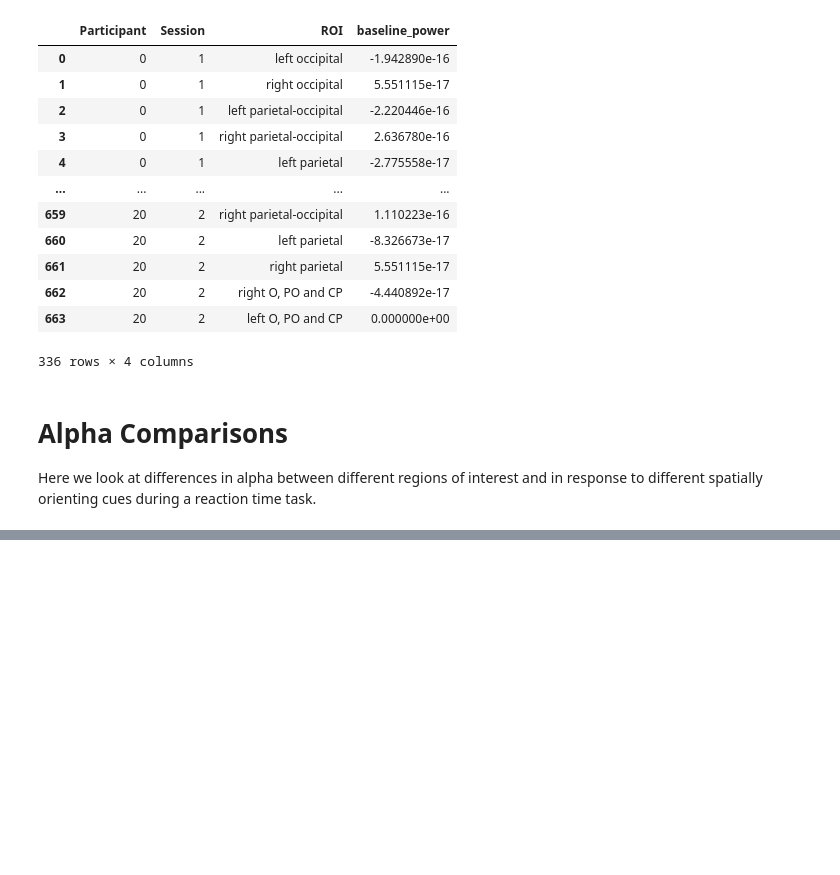
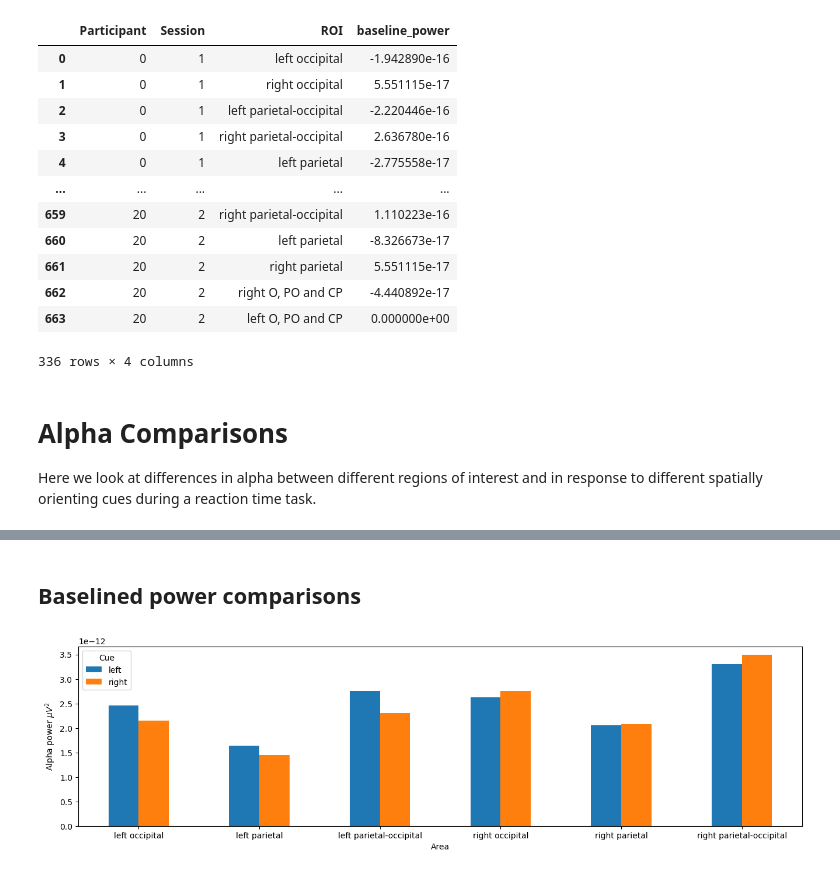
Before and after one commit to locua/time-frequency-analysis, a Jupyter notebook: Alpha Comparisons.ipynb, the cells around one changed output, grey strips where cells are left out. Drawn from its saved outputs; the diff is of its cells as text; code cells hidden in the pictures; blank space fills up the shorter version.

```diff
--- a/Alpha Comparisons.ipynb
+++ b/Alpha Comparisons.ipynb
@@ -356,0 +394,17 @@ powers_baselines
+# %% [markdown]
+## Baselined power comparisons
+# %%
+powers_grouped = powers_baselines.groupby(['ROI', 'Cue'])['Baselined Power'].mean().reset_index()
+
+powers_grouped = powers_grouped[~powers_grouped['ROI'].isin(['left O, PO and CP', 'right O, PO and CP'])]
+
+powers_pivot = powers_grouped.pivot(index='ROI', columns='Cue', values='Baselined Power')
+powers_pivot.plot(kind='bar', figsize=(16, 4), color=tab10)
+
+plt.ylabel(r'Alpha power $\mu V^{2}$')
+plt.xlabel('Area')
+plt.xticks(rotation=0)
+# plt.ylim(1e-12, 3.6e-12)
+plt.show()
+# %% [output]
+[figure, added]
```
Also changed, not shown: parts of 9 cells of this notebook.
